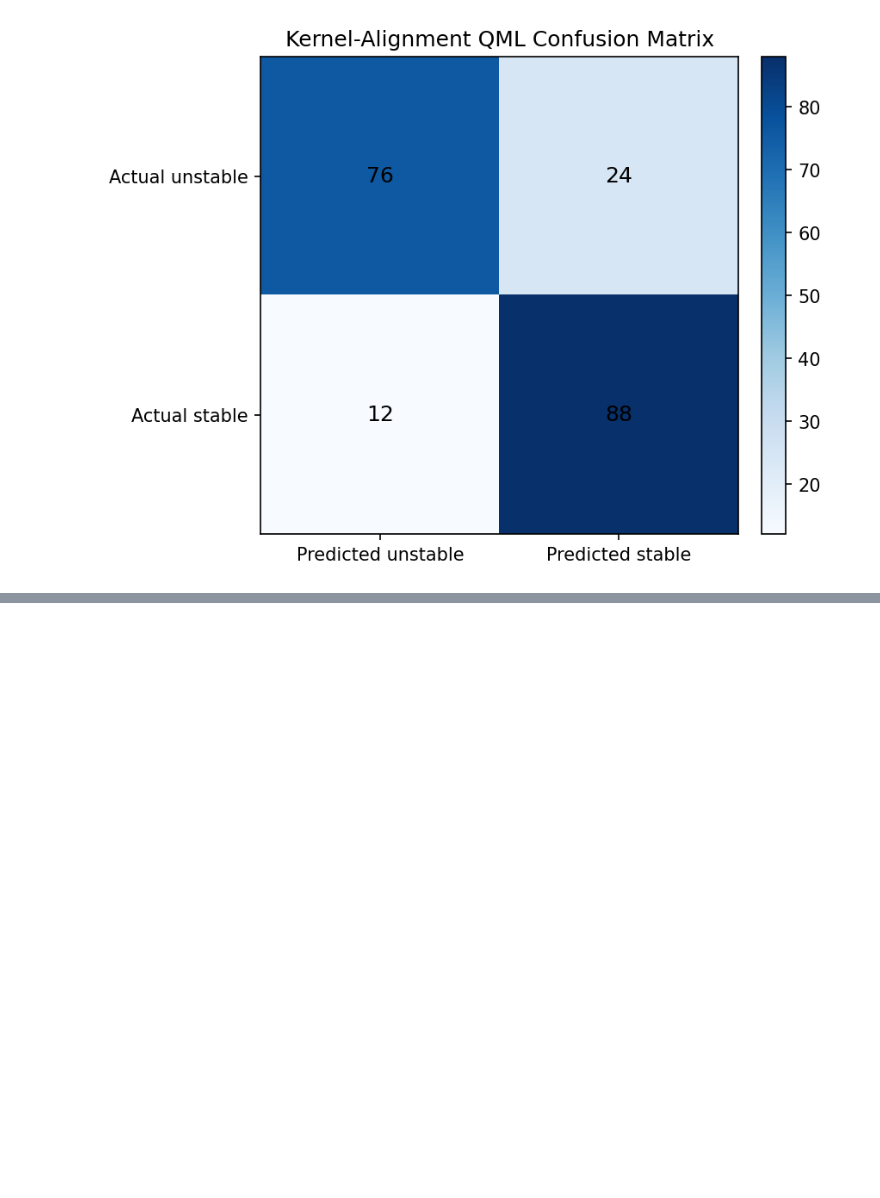
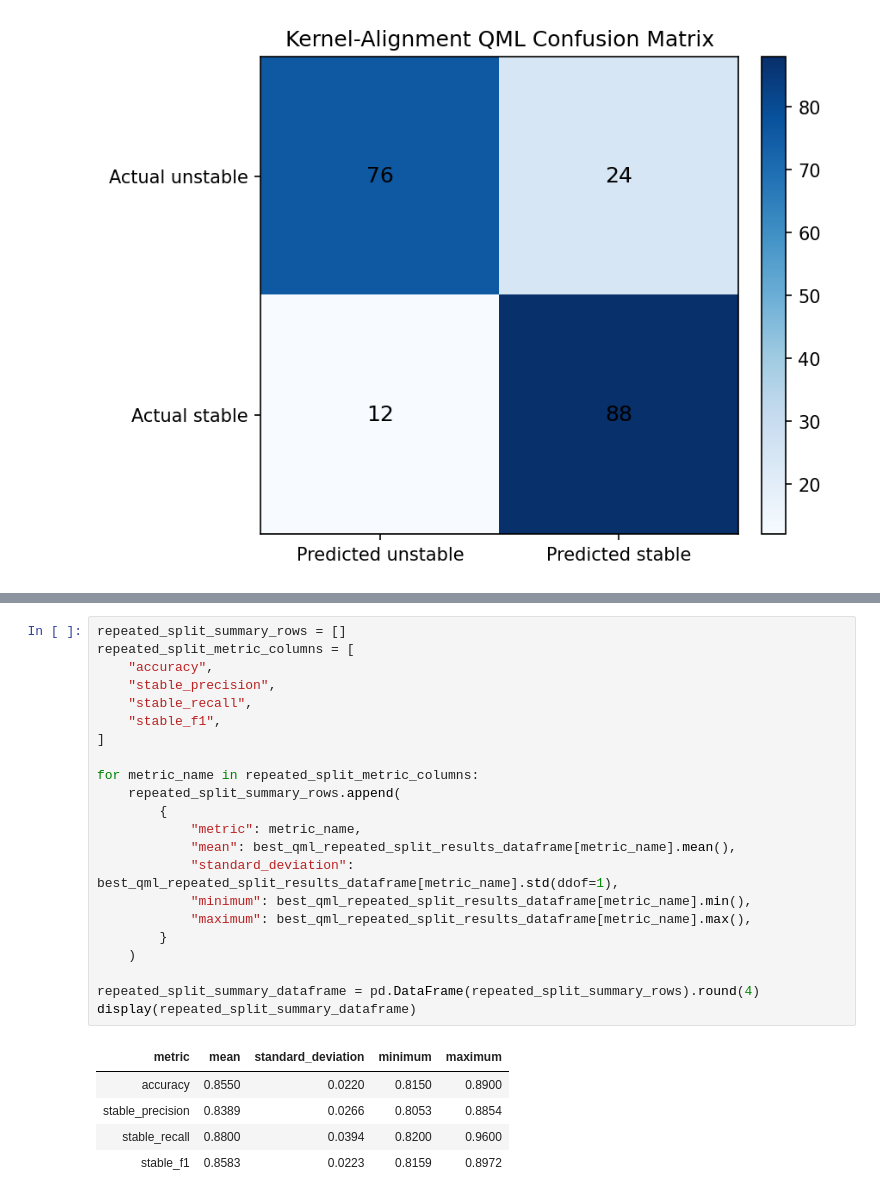
Before and after one commit to lifeknife10A/hybrid-quantum-battery-stability-prediction, a Jupyter notebook: Summer Vacation/Summer Vacation Main Presentation.ipynb, the cells around one changed output, grey strips where cells are left out. Drawn from its saved outputs; the diff is of its cells as text; blank space fills up the shorter version.

```diff
--- a/Summer Vacation/Summer Vacation Main Presentation.ipynb
+++ b/Summer Vacation/Summer Vacation Main Presentation.ipynb
@@ -590,3 +596,31 @@ display(alignment_sample_predictions_dataframe)
+# %%
+repeated_split_summary_rows = []
+repeated_split_metric_columns = [
+    "accuracy",
+    "stable_precision",
+    "stable_recall",
+    "stable_f1",
+]
+
+for metric_name in repeated_split_metric_columns:
+    repeated_split_summary_rows.append(
+        {
+            "metric": metric_name,
+            "mean": best_qml_repeated_split_results_dataframe[metric_name].mean(),
+            "standard_deviation": best_qml_repeated_split_results_dataframe[metric_name].std(ddof=1),
+            "minimum": best_qml_repeated_split_results_dataframe[metric_name].min(),
+            "maximum": best_qml_repeated_split_results_dataframe[metric_name].max(),
+        }
+    )
+
+repeated_split_summary_dataframe = pd.DataFrame(repeated_split_summary_rows).round(4)
+display(repeated_split_summary_dataframe)
+# %% [output]
+| metric | mean | standard_deviation | minimum | maximum |
+| accuracy | 0.8550 | 0.0220 | 0.8150 | 0.8900 |
+| stable_precision | 0.8389 | 0.0266 | 0.8053 | 0.8854 |
+| stable_recall | 0.8800 | 0.0394 | 0.8200 | 0.9600 |
+| stable_f1 | 0.8583 | 0.0223 | 0.8159 | 0.8972 |
 # %%
 display(Markdown("""# Presentation Conclusion
 
```
Also changed, not shown: parts of 3 cells of this notebook, 8 other files.
